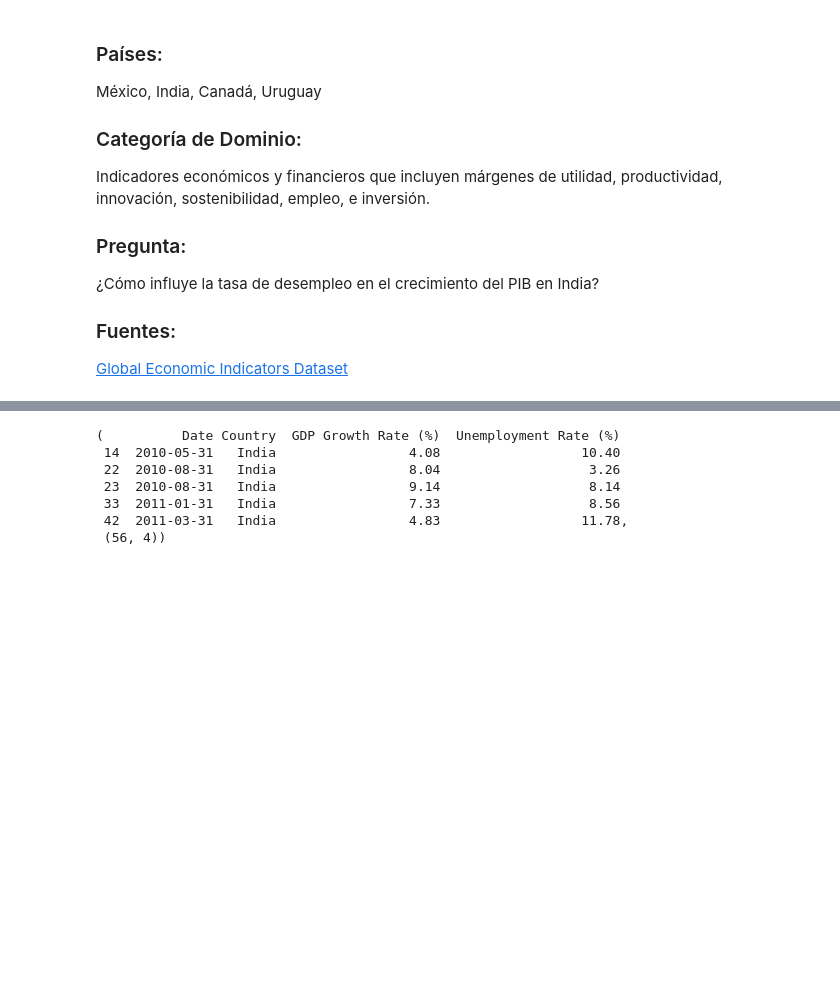
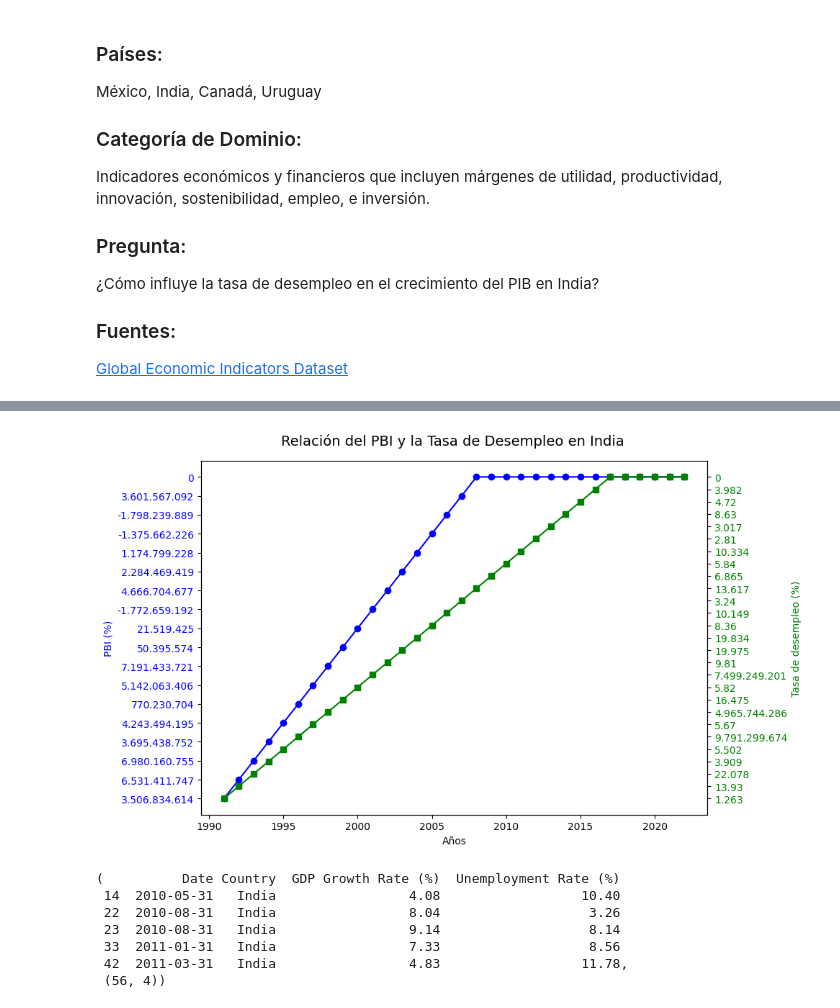
Before and after one commit to AlexiaPereiraa/Proyecto-3, a Jupyter notebook: proyecto_3.ipynb, the cells around one changed output, grey strips where cells are left out. Saved outputs shown, nothing was run; the diff lists cells and outputs as text; code cells hidden in the pictures; blank space fills up the shorter version.

```diff
--- a/proyecto_3.ipynb
+++ b/proyecto_3.ipynb
@@ -86,0 +28,3 @@ plt.show()
+# %%
+world = pd.read_csv("Data/wordl_economic_ind new.csv")
+world
@@ -86,0 +45,3 @@ plt.show()
+# %%
+df = world[['Country Name', 'Year', 'GDP growth (annual %)_x', 'Unemployment, total (% of total labor force)']]
+df
@@ -87,3 +62,40 @@ plt.show()
+# %%
+
+
+import matplotlib.pyplot as plt
+
+# Filtrar datos para India y años mayores a 1990
+india_df = df[df['Country Name'] == 'India']
+years_pbi = india_df[india_df['Year'] > 1990]
+years_unemployment = india_df[india_df['Year'] > 1990]
+
+# Seleccionar columnas relevantes
+pbi = years_pbi['GDP growth (annual %)_x']
+unemployment = years_unemployment['Unemployment, total (% of total labor force)']
+years = years_pbi['Year']  # Asegurarse de usar la misma escala de años para ambos gráficos
+
+# Crear figura y ejes
+fig, ax1 = plt.subplots(figsize=(10, 6))
+
+# Graficar el PBI en el eje izquierdo
+ax1.set_xlabel('Años')
+ax1.set_ylabel('PBI (%)', color='blue')
+ax1.plot(years, pbi, label="Crecimiento del PBI en India", color='blue', marker='o')
+ax1.tick_params(axis='y', labelcolor='blue')
+
+# Graficar la tasa de desempleo en el eje derecho
+ax2 = ax1.twinx()
+ax2.set_ylabel('Tasa de desempleo (%)', color='green')
+ax2.plot(years, unemployment, label="Desempleo en India", color='green', marker='s')
+ax2.tick_params(axis='y', labelcolor='green')
+
+# Título y ajustes finales
+fig.suptitle('Relación del PBI y la Tasa de Desempleo en India', fontsize=14)
+fig.tight_layout()
+plt.grid(axis='x', linestyle='--', alpha=0.7)  # Agregar líneas guía en el eje x para claridad
+plt.show()
+# %% [output]
+[figure, added]
 # %%
 # %% [output]
 (          Date Country  GDP Growth Rate (%)  Unemployment Rate (%)
```
Also changed, not shown: parts of 5 cells of this notebook, 3 other files.
